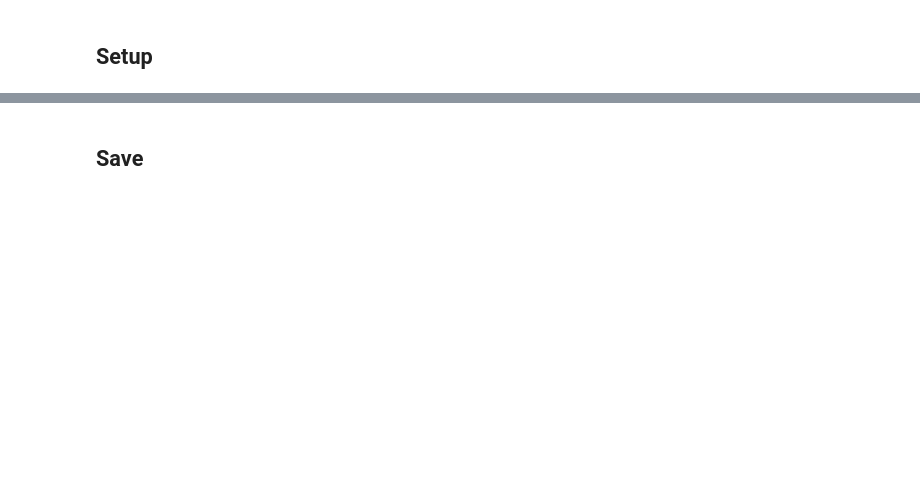
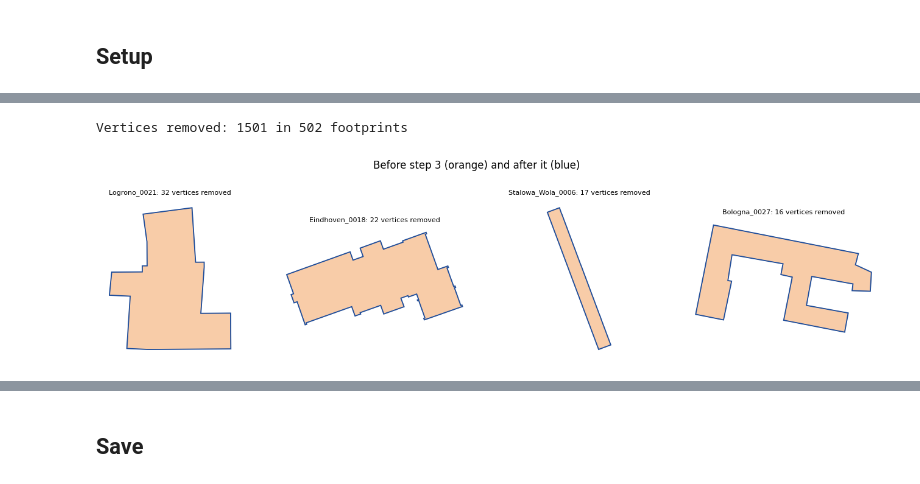
Before and after one commit to adalach/ConvexDecomp, a Jupyter notebook: notebooks/OSM_1_Preprocessing.ipynb, the cells around one changed output, grey strips where cells are left out. Saved outputs shown, nothing was run; the diff lists cells and outputs as text; code cells hidden in the pictures; blank space fills up the shorter version.

```diff
--- a/notebooks/OSM_1_Preprocessing.ipynb
+++ b/notebooks/OSM_1_Preprocessing.ipynb
@@ -103,0 +156,11 @@ What the cut of step 4 took off, and the footprints `footprint_thin_parts` remov
+# %%
+print(f"Vertices removed: {int(gdf['vertices_removed'].sum())} in {int((gdf['vertices_removed'] > 0).sum())} footprints")
+most = gdf.nlargest(N_EXAMPLES, 'vertices_removed')
+most = most.loc[most['vertices_removed'] > 0, 'sample_id']
+if len(most):
+    plot_footprint_changes(gdf, most, 'geom_local_raw', 'geom_local_vertices',
+                           title_fn=lambda row: f"{row.name}: {int(row['vertices_removed'])} vertices removed",
+                           title='Before step 3 (orange) and after it (blue)')
+# %% [output]
+Vertices removed: 1501 in 502 footprints
+[figure, added]
```
Also changed, not shown: parts of 31 cells of this notebook, 3 other files.
